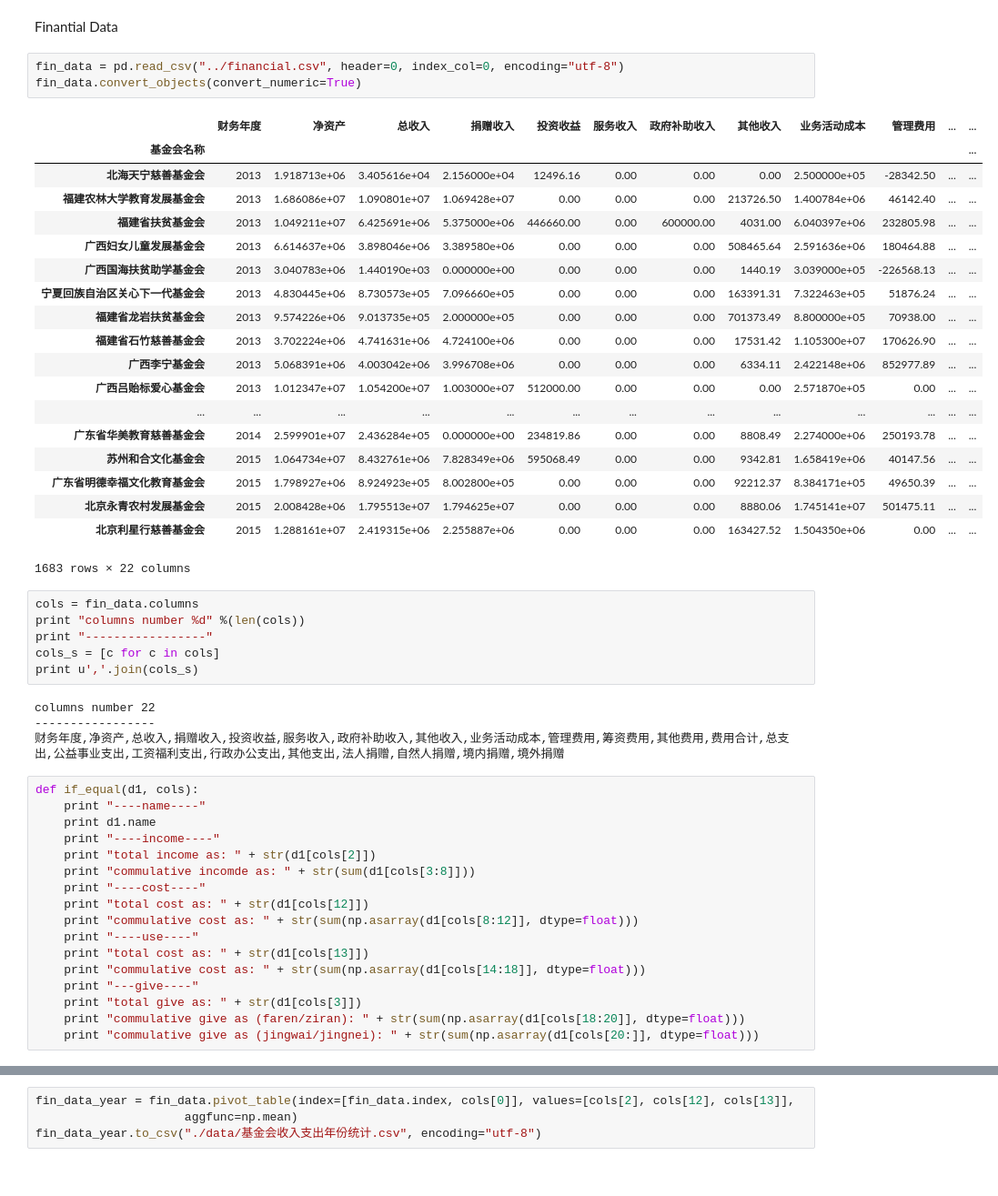
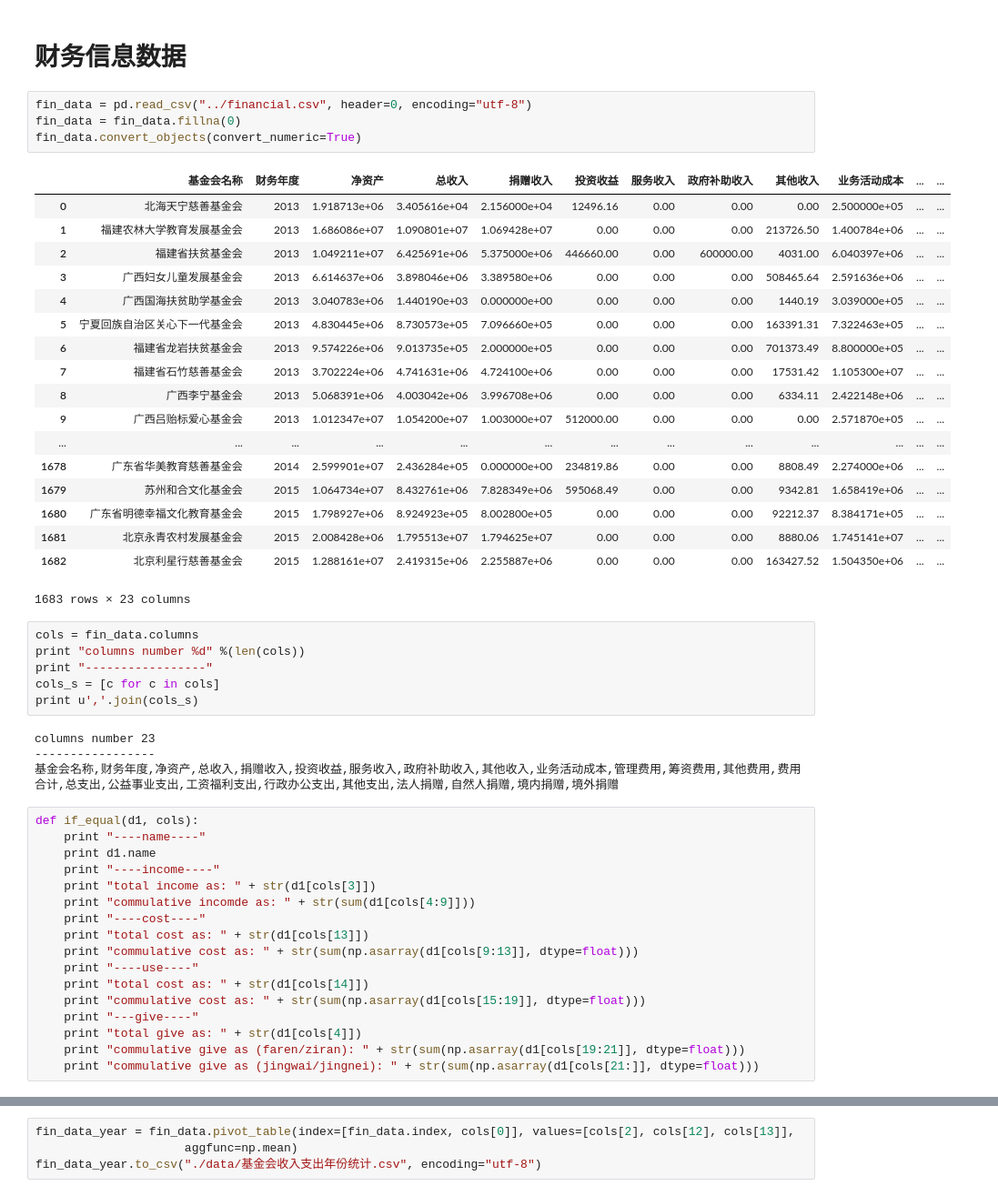
Before and after one commit to lq-yang/Songbird, a Jupyter notebook: chen_recsys.ipynb, the cells around one changed output, grey strips where cells are left out. Shown: that part at 91% size. Cells and saved outputs as stored; diff of their text form.

Commit message:
add data

```diff
--- a/chen_recsys.ipynb
+++ b/chen_recsys.ipynb
@@ -6,28 +12,28 @@ import matplotlib.pyplot as plt
-# %% [markdown]
-Finantial Data
+# %% [markdown]
+# 财务信息数据
 # %%
-fin_data = pd.read_csv("../financial.csv", header=0, index_col=0, encoding="utf-8")
+fin_data = pd.read_csv("../financial.csv", header=0, encoding="utf-8")
+fin_data = fin_data.fillna(0)
 fin_data.convert_objects(convert_numeric=True)
 # %% [output]
-|  | 财务年度 | 净资产 | 总收入 | 捐赠收入 | 投资收益 | 服务收入 | 政府补助收入 | 其他收入 | 业务活动成本 | 管理费用 | ... | ... |
-| 基金会名称 |  |  |  |  |  |  |  |  |  |  |  | ... |
-| 北海天宁慈善基金会 | 2013 | 1.918713e+06 | 3.405616e+04 | 2.156000e+04 | 12496.16 | 0.00 | 0.00 | 0.00 | 2.500000e+05 | -28342.50 | ... | ... |
-| 福建农林大学教育发展基金会 | 2013 | 1.686086e+07 | 1.090801e+07 | 1.069428e+07 | 0.00 | 0.00 | 0.00 | 213726.50 | 1.400784e+06 | 46142.40 | ... | ... |
-| 福建省扶贫基金会 | 2013 | 1.049211e+07 | 6.425691e+06 | 5.375000e+06 | 446660.00 | 0.00 | 600000.00 | 4031.00 | 6.040397e+06 | 232805.98 | ... | ... |
-| 广西妇女儿童发展基金会 | 2013 | 6.614637e+06 | 3.898046e+06 | 3.389580e+06 | 0.00 | 0.00 | 0.00 | 508465.64 | 2.591636e+06 | 180464.88 | ... | ... |
-| 广西国海扶贫助学基金会 | 2013 | 3.040783e+06 | 1.440190e+03 | 0.000000e+00 | 0.00 | 0.00 | 0.00 | 1440.19 | 3.039000e+05 | -226568.13 | ... | ... |
-| 宁夏回族自治区关心下一代基金会 | 2013 | 4.830445e+06 | 8.730573e+05 | 7.096660e+05 | 0.00 | 0.00 | 0.00 | 163391.31 | 7.322463e+05 | 51876.24 | ... | ... |
-| 福建省龙岩扶贫基金会 | 2013 | 9.574226e+06 | 9.013735e+05 | 2.000000e+05 | 0.00 | 0.00 | 0.00 | 701373.49 | 8.800000e+05 | 70938.00 | ... | ... |
-| 福建省石竹慈善基金会 | 2013 | 3.702224e+06 | 4.741631e+06 | 4.724100e+06 | 0.00 | 0.00 | 0.00 | 17531.42 | 1.105300e+07 | 170626.90 | ... | ... |
-| 广西李宁基金会 | 2013 | 5.068391e+06 | 4.003042e+06 | 3.996708e+06 | 0.00 | 0.00 | 0.00 | 6334.11 | 2.422148e+06 | 852977.89 | ... | ... |
-| 广西吕贻标爱心基金会 | 2013 | 1.012347e+07 | 1.054200e+07 | 1.003000e+07 | 512000.00 | 0.00 | 0.00 | 0.00 | 2.571870e+05 | 0.00 | ... | ... |
+|  | 基金会名称 | 财务年度 | 净资产 | 总收入 | 捐赠收入 | 投资收益 | 服务收入 | 政府补助收入 | 其他收入 | 业务活动成本 | ... | ... |
+| 0 | 北海天宁慈善基金会 | 2013 | 1.918713e+06 | 3.405616e+04 | 2.156000e+04 | 12496.16 | 0.00 | 0.00 | 0.00 | 2.500000e+05 | ... | ... |
+| 1 | 福建农林大学教育发展基金会 | 2013 | 1.686086e+07 | 1.090801e+07 | 1.069428e+07 | 0.00 | 0.00 | 0.00 | 213726.50 | 1.400784e+06 | ... | ... |
+| 2 | 福建省扶贫基金会 | 2013 | 1.049211e+07 | 6.425691e+06 | 5.375000e+06 | 446660.00 | 0.00 | 600000.00 | 4031.00 | 6.040397e+06 | ... | ... |
+| 3 | 广西妇女儿童发展基金会 | 2013 | 6.614637e+06 | 3.898046e+06 | 3.389580e+06 | 0.00 | 0.00 | 0.00 | 508465.64 | 2.591636e+06 | ... | ... |
+| 4 | 广西国海扶贫助学基金会 | 2013 | 3.040783e+06 | 1.440190e+03 | 0.000000e+00 | 0.00 | 0.00 | 0.00 | 1440.19 | 3.039000e+05 | ... | ... |
+| 5 | 宁夏回族自治区关心下一代基金会 | 2013 | 4.830445e+06 | 8.730573e+05 | 7.096660e+05 | 0.00 | 0.00 | 0.00 | 163391.31 | 7.322463e+05 | ... | ... |
+| 6 | 福建省龙岩扶贫基金会 | 2013 | 9.574226e+06 | 9.013735e+05 | 2.000000e+05 | 0.00 | 0.00 | 0.00 | 701373.49 | 8.800000e+05 | ... | ... |
+| 7 | 福建省石竹慈善基金会 | 2013 | 3.702224e+06 | 4.741631e+06 | 4.724100e+06 | 0.00 | 0.00 | 0.00 | 17531.42 | 1.105300e+07 | ... | ... |
+| 8 | 广西李宁基金会 | 2013 | 5.068391e+06 | 4.003042e+06 | 3.996708e+06 | 0.00 | 0.00 | 0.00 | 6334.11 | 2.422148e+06 | ... | ... |
+| 9 | 广西吕贻标爱心基金会 | 2013 | 1.012347e+07 | 1.054200e+07 | 1.003000e+07 | 512000.00 | 0.00 | 0.00 | 0.00 | 2.571870e+05 | ... | ... |
 | ... | ... | ... | ... | ... | ... | ... | ... | ... | ... | ... | ... | ... |
-| 广东省华美教育慈善基金会 | 2014 | 2.599901e+07 | 2.436284e+05 | 0.000000e+00 | 234819.86 | 0.00 | 0.00 | 8808.49 | 2.274000e+06 | 250193.78 | ... | ... |
-| 苏州和合文化基金会 | 2015 | 1.064734e+07 | 8.432761e+06 | 7.828349e+06 | 595068.49 | 0.00 | 0.00 | 9342.81 | 1.658419e+06 | 40147.56 | ... | ... |
-| 广东省明德幸福文化教育基金会 | 2015 | 1.798927e+06 | 8.924923e+05 | 8.002800e+05 | 0.00 | 0.00 | 0.00 | 92212.37 | 8.384171e+05 | 49650.39 | ... | ... |
-| 北京永青农村发展基金会 | 2015 | 2.008428e+06 | 1.795513e+07 | 1.794625e+07 | 0.00 | 0.00 | 0.00 | 8880.06 | 1.745141e+07 | 501475.11 | ... | ... |
-| 北京利星行慈善基金会 | 2015 | 1.288161e+07 | 2.419315e+06 | 2.255887e+06 | 0.00 | 0.00 | 0.00 | 163427.52 | 1.504350e+06 | 0.00 | ... | ... |
+| 1678 | 广东省华美教育慈善基金会 | 2014 | 2.599901e+07 | 2.436284e+05 | 0.000000e+00 | 234819.86 | 0.00 | 0.00 | 8808.49 | 2.274000e+06 | ... | ... |
+| 1679 | 苏州和合文化基金会 | 2015 | 1.064734e+07 | 8.432761e+06 | 7.828349e+06 | 595068.49 | 0.00 | 0.00 | 9342.81 | 1.658419e+06 | ... | ... |
+| 1680 | 广东省明德幸福文化教育基金会 | 2015 | 1.798927e+06 | 8.924923e+05 | 8.002800e+05 | 0.00 | 0.00 | 0.00 | 92212.37 | 8.384171e+05 | ... | ... |
+| 1681 | 北京永青农村发展基金会 | 2015 | 2.008428e+06 | 1.795513e+07 | 1.794625e+07 | 0.00 | 0.00 | 0.00 | 8880.06 | 1.745141e+07 | ... | ... |
+| 1682 | 北京利星行慈善基金会 | 2015 | 1.288161e+07 | 2.419315e+06 | 2.255887e+06 | 0.00 | 0.00 | 0.00 | 163427.52 | 1.504350e+06 | ... | ... |
-1683 rows × 22 columns
+1683 rows × 23 columns
 # %%
 cols = fin_data.columns
 print "columns number %d" %(len(cols))
@@ -35,23 +41,23 @@ print "-----------------"
 cols_s = [c for c in cols]
 print u','.join(cols_s)
 # %% [output]
-columns number 22
+columns number 23
 -----------------
-财务年度,净资产,总收入,捐赠收入,投资收益,服务收入,政府补助收入,其他收入,业务活动成本,管理费用,筹资费用,其他费用,费用合计,总支出,公益事业支出,工资福利支出,行政办公支出,其他支出,法人捐赠,自然人捐赠,境内捐赠,境外捐赠
+基金会名称,财务年度,净资产,总收入,捐赠收入,投资收益,服务收入,政府补助收入,其他收入,业务活动成本,管理费用,筹资费用,其他费用,费用合计,总支出,公益事业支出,工资福利支出,行政办公支出,其他支出,法人捐赠,自然人捐赠,境内捐赠,境外捐赠
 # %%
 def if_equal(d1, cols):
     print "----name----"
     print d1.name
     print "----income----"
-    print "total income as: " + str(d1[cols[2]])
-    print "commulative incomde as: " + str(sum(d1[cols[3:8]]))
+    print "total income as: " + str(d1[cols[3]])
+    print "commulative incomde as: " + str(sum(d1[cols[4:9]]))
     print "----cost----"
-    print "total cost as: " + str(d1[cols[12]])
-    print "commulative cost as: " + str(sum(np.asarray(d1[cols[8:12]], dtype=float)))
+    print "total cost as: " + str(d1[cols[13]])
+    print "commulative cost as: " + str(sum(np.asarray(d1[cols[9:13]], dtype=float)))
     print "----use----"
-    print "total cost as: " + str(d1[cols[13]])
-    print "commulative cost as: " + str(sum(np.asarray(d1[cols[14:18]], dtype=float)))
+    print "total cost as: " + str(d1[cols[14]])
+    print "commulative cost as: " + str(sum(np.asarray(d1[cols[15:19]], dtype=float)))
     print "---give----"
-    print "total give as: " + str(d1[cols[3]])
-    print "commulative give as (faren/ziran): " + str(sum(np.asarray(d1[cols[18:20]], dtype=float)))
-    print "commulative give as (jingwai/jingnei): " + str(sum(np.asarray(d1[cols[20:]], dtype=float)))
+    print "total give as: " + str(d1[cols[4]])
+    print "commulative give as (faren/ziran): " + str(sum(np.asarray(d1[cols[19:21]], dtype=float)))
+    print "commulative give as (jingwai/jingnei): " + str(sum(np.asarray(d1[cols[21:]], dtype=float)))
```
Also changed, not shown: parts of 89 cells of this notebook, 15 other files.
